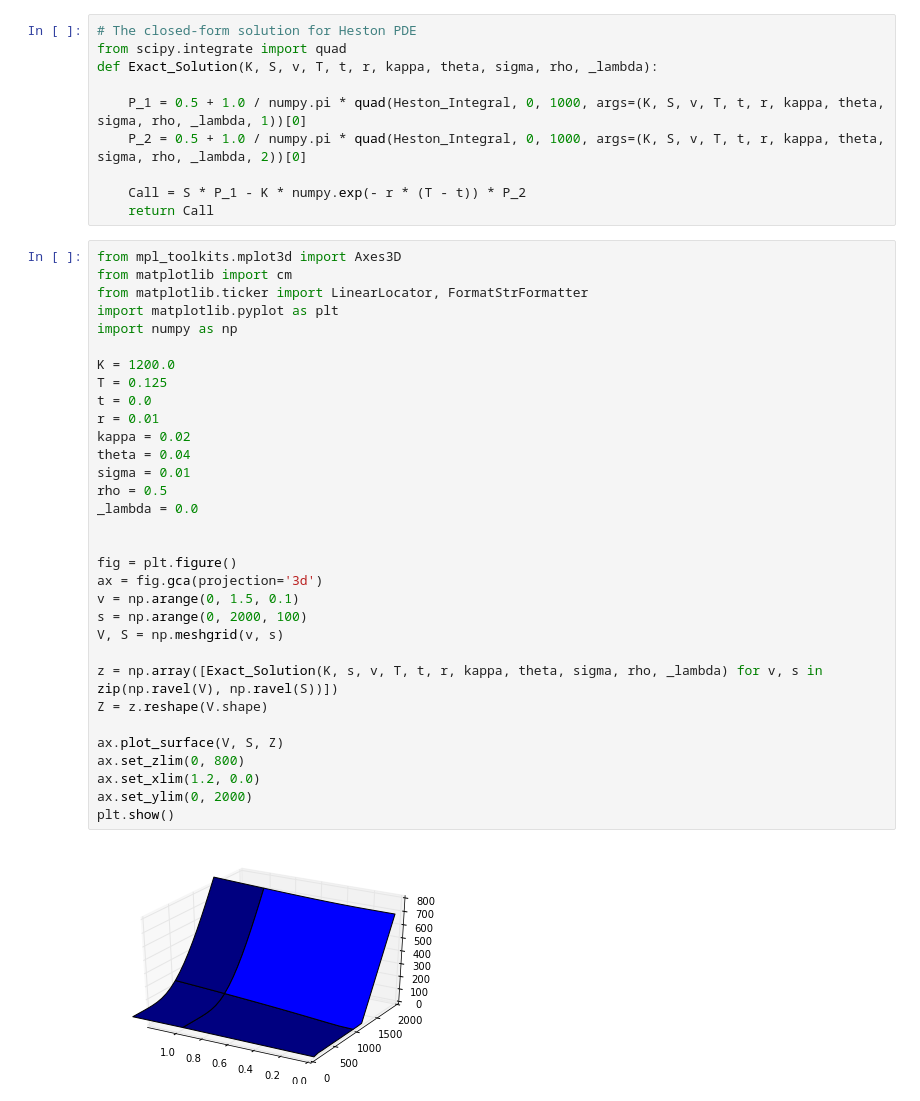
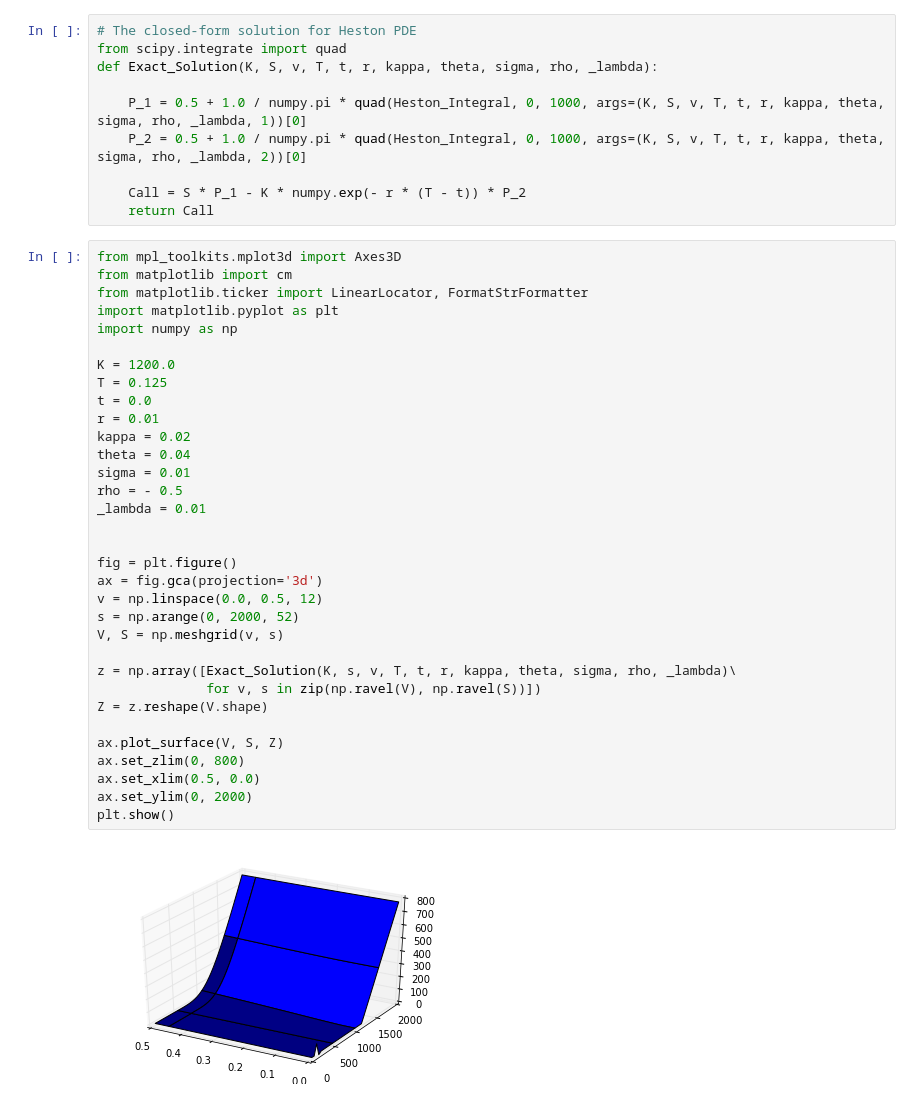
Before and after one commit to MelodyShih/FDOptionPricing, a Jupyter notebook: exact_solution.ipynb, the cells around one changed output. Cells and saved outputs as stored; diff of their text form.

```diff
--- a/exact_solution.ipynb
+++ b/exact_solution.ipynb
@@ -91,35 +53,36 @@ def Exact_Solution(K, S, v, T, t, r, kappa, theta, sigma, rho, _lambda):
 # %%
 from mpl_toolkits.mplot3d import Axes3D
 from matplotlib import cm
 from matplotlib.ticker import LinearLocator, FormatStrFormatter
 import matplotlib.pyplot as plt
 import numpy as np
 
 K = 1200.0
 T = 0.125
 t = 0.0
 r = 0.01
 kappa = 0.02
 theta = 0.04
 sigma = 0.01
-rho = 0.5
-_lambda = 0.0
+rho = - 0.5
+_lambda = 0.01
 
 
 fig = plt.figure()
 ax = fig.gca(projection='3d')
-v = np.arange(0, 1.5, 0.1)
-s = np.arange(0, 2000, 100)
+v = np.linspace(0.0, 0.5, 12)
+s = np.arange(0, 2000, 52)
 V, S = np.meshgrid(v, s)
 
-z = np.array([Exact_Solution(K, s, v, T, t, r, kappa, theta, sigma, rho, _lambda) for v, s in zip(np.ravel(V), np.ravel(S))])
+z = np.array([Exact_Solution(K, s, v, T, t, r, kappa, theta, sigma, rho, _lambda)\
+              for v, s in zip(np.ravel(V), np.ravel(S))])
 Z = z.reshape(V.shape)
 
 ax.plot_surface(V, S, Z)
 ax.set_zlim(0, 800)
-ax.set_xlim(1.2, 0.0)
+ax.set_xlim(0.5, 0.0)
 ax.set_ylim(0, 2000)
 plt.show()
 # %% [output]
-[figure, old version]
+[figure, new version]
 # %%
```
Also changed, not shown: parts of 2 cells of this notebook, 1 other file.
